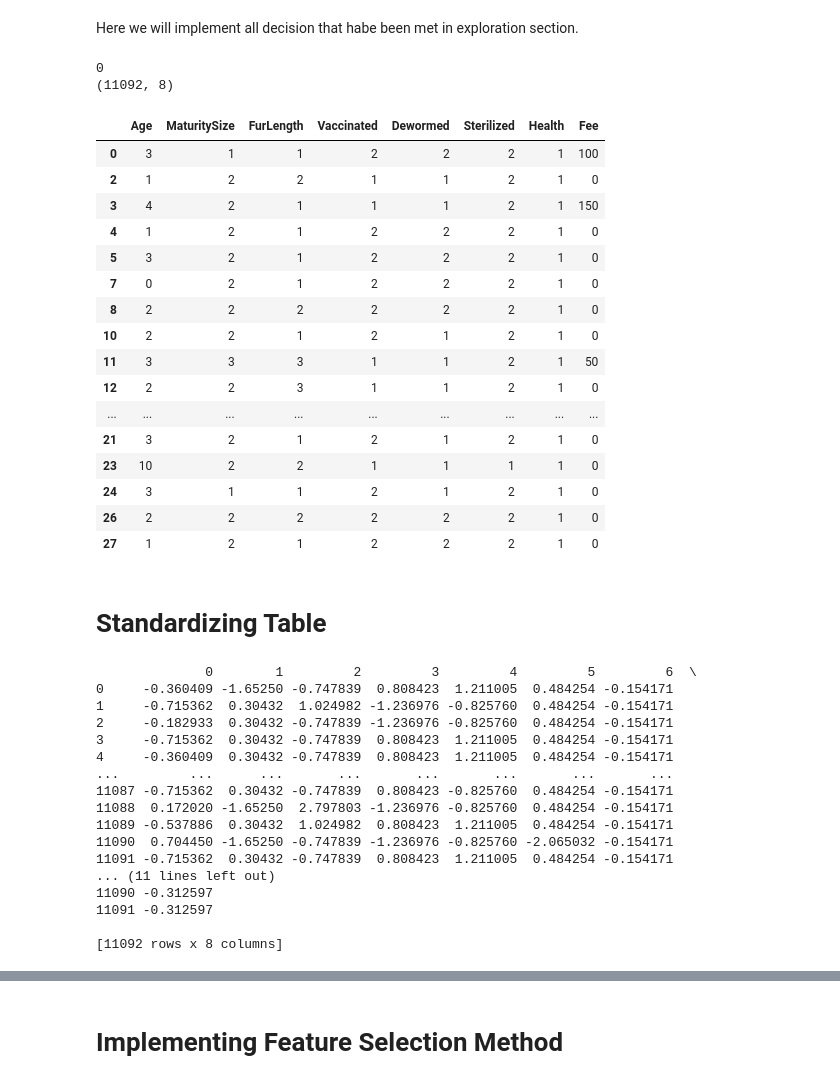
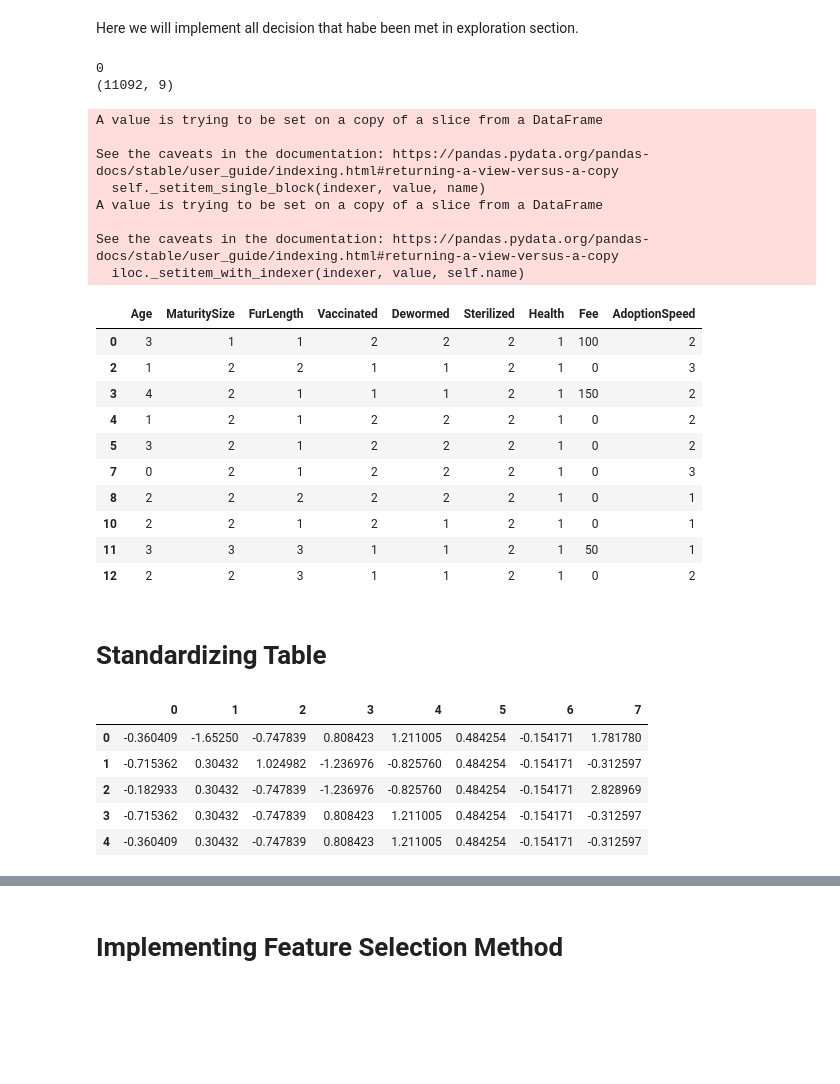
Before and after one commit to naufaldi-fir/adoption-prediction-project, a Jupyter notebook: standard-scaler-naufaldi.ipynb, the cells around one changed output, grey strips where cells are left out. Saved outputs shown, nothing was run; the diff lists cells and outputs as text; code cells hidden in the pictures; blank space fills up the shorter version.

```diff
--- a/standard-scaler-naufaldi.ipynb
+++ b/standard-scaler-naufaldi.ipynb
@@ -38,8 +38,8 @@ print(train)
 List of ordinal categorical and binary data are Age, MaturitySize, vaccinated, dewormed, sterilized, health, and fee.
 # %%
 # make new table only for ordinal data
-ordinal_feature=[ 'Age', 'MaturitySize',"FurLength", 'Vaccinated', 'Dewormed', 'Sterilized', 'Health', 'Fee']
-ordinal = train[ordinal_feature]
+feature=[ 'Age', 'MaturitySize',"FurLength", 'Vaccinated', 'Dewormed', 'Sterilized', 'Health', 'Fee', "AdoptionSpeed"]
+ordinal = train[feature]
 print(ordinal)
 # %% [output]
        Age  MaturitySize  FurLength  Vaccinated  Dewormed  Sterilized  Health  \
@@ -240,52 +240,45 @@ print(sum(ordinal_clean["MaturitySize"]>3))
 print(ordinal_clean.shape)
 # %% [output]
 0
-(11092, 8)
+(11092, 9)
+A value is trying to be set on a copy of a slice from a DataFrame
+
+See the caveats in the documentation: https://pandas.pydata.org/pandas-docs/stable/user_guide/indexing.html#returning-a-view-versus-a-copy
+  self._setitem_single_block(indexer, value, name)
+A value is trying to be set on a copy of a slice from a DataFrame
+
+See the caveats in the documentation: https://pandas.pydata.org/pandas-docs/stable/user_guide/indexing.html#returning-a-view-versus-a-copy
+  iloc._setitem_with_indexer(indexer, value, self.name)
 # %%
-ordinal_clean.head(20)
+ordinal_clean.head(10)
 # %% [output]
-|  | Age | MaturitySize | FurLength | Vaccinated | Dewormed | Sterilized | Health | Fee |
-| 0 | 3 | 1 | 1 | 2 | 2 | 2 | 1 | 100 |
-| 2 | 1 | 2 | 2 | 1 | 1 | 2 | 1 | 0 |
-| 3 | 4 | 2 | 1 | 1 | 1 | 2 | 1 | 150 |
-| 4 | 1 | 2 | 1 | 2 | 2 | 2 | 1 | 0 |
-| 5 | 3 | 2 | 1 | 2 | 2 | 2 | 1 | 0 |
-| 7 | 0 | 2 | 1 | 2 | 2 | 2 | 1 | 0 |
-| 8 | 2 | 2 | 2 | 2 | 2 | 2 | 1 | 0 |
-| 10 | 2 | 2 | 1 | 2 | 1 | 2 | 1 | 0 |
-| 11 | 3 | 3 | 3 | 1 | 1 | 2 | 1 | 50 |
-| 12 | 2 | 2 | 3 | 1 | 1 | 2 | 1 | 0 |
-| ... | ... | ... | ... | ... | ... | ... | ... | ... |
-| 21 | 3 | 2 | 1 | 2 | 1 | 2 | 1 | 0 |
-| 23 | 10 | 2 | 2 | 1 | 1 | 1 | 1 | 0 |
-| 24 | 3 | 1 | 1 | 2 | 1 | 2 | 1 | 0 |
-| 26 | 2 | 2 | 2 | 2 | 2 | 2 | 1 | 0 |
-| 27 | 1 | 2 | 1 | 2 | 2 | 2 | 1 | 0 |
+|  | Age | MaturitySize | FurLength | Vaccinated | Dewormed | Sterilized | Health | Fee | AdoptionSpeed |
+| 0 | 3 | 1 | 1 | 2 | 2 | 2 | 1 | 100 | 2 |
+| 2 | 1 | 2 | 2 | 1 | 1 | 2 | 1 | 0 | 3 |
+| 3 | 4 | 2 | 1 | 1 | 1 | 2 | 1 | 150 | 2 |
+| 4 | 1 | 2 | 1 | 2 | 2 | 2 | 1 | 0 | 2 |
+| 5 | 3 | 2 | 1 | 2 | 2 | 2 | 1 | 0 | 2 |
+| 7 | 0 | 2 | 1 | 2 | 2 | 2 | 1 | 0 | 3 |
+| 8 | 2 | 2 | 2 | 2 | 2 | 2 | 1 | 0 | 1 |
+| 10 | 2 | 2 | 1 | 2 | 1 | 2 | 1 | 0 | 1 |
+| 11 | 3 | 3 | 3 | 1 | 1 | 2 | 1 | 50 | 1 |
+| 12 | 2 | 2 | 3 | 1 | 1 | 2 | 1 | 0 | 2 |
 # %% [markdown]
 # Standardizing Table
 # %%
 # import standard scaler module and standardized train the table
 from sklearn.preprocessing import StandardScaler
 
-table_unscaled = ordinal_clean
+X_unscaled = ordinal_clean.iloc[:,0:-1]
+y = ordinal_clean.iloc[:,-1]
+
 scaler = StandardScaler()
-table_scaled = pd.DataFrame(scaler.fit_transform(table_unscaled))
-print(table_scaled)
+X_scaled = pd.DataFrame(scaler.fit_transform(X_unscaled))
+X_scaled.head()
 # %% [output]
-              0        1         2         3         4         5         6  \
-0     -0.360409 -1.65250 -0.747839  0.808423  1.211005  0.484254 -0.154171
-1     -0.715362  0.30432  1.024982 -1.236976 -0.825760  0.484254 -0.154171
-2     -0.182933  0.30432 -0.747839 -1.236976 -0.825760  0.484254 -0.154171
-3     -0.715362  0.30432 -0.747839  0.808423  1.211005  0.484254 -0.154171
-4     -0.360409  0.30432 -0.747839  0.808423  1.211005  0.484254 -0.154171
-...         ...      ...       ...       ...       ...       ...       ...
-11087 -0.715362  0.30432 -0.747839  0.808423 -0.825760  0.484254 -0.154171
-11088  0.172020 -1.65250  2.797803 -1.236976 -0.825760  0.484254 -0.154171
-11089 -0.537886  0.30432  1.024982  0.808423  1.211005  0.484254 -0.154171
-11090  0.704450 -1.65250 -0.747839 -1.236976 -0.825760 -2.065032 -0.154171
-11091 -0.715362  0.30432 -0.747839  0.808423  1.211005  0.484254 -0.154171
-... (11 lines left out)
-11090 -0.312597
-11091 -0.312597
-
-[11092 rows x 8 columns]
+|  | 0 | 1 | 2 | 3 | 4 | 5 | 6 | 7 |
+| 0 | -0.360409 | -1.65250 | -0.747839 | 0.808423 | 1.211005 | 0.484254 | -0.154171 | 1.781780 |
+| 1 | -0.715362 | 0.30432 | 1.024982 | -1.236976 | -0.825760 | 0.484254 | -0.154171 | -0.312597 |
+| 2 | -0.182933 | 0.30432 | -0.747839 | -1.236976 | -0.825760 | 0.484254 | -0.154171 | 2.828969 |
+| 3 | -0.715362 | 0.30432 | -0.747839 | 0.808423 | 1.211005 | 0.484254 | -0.154171 | -0.312597 |
+| 4 | -0.360409 | 0.30432 | -0.747839 | 0.808423 | 1.211005 | 0.484254 | -0.154171 | -0.312597 |
```
Also changed, not shown: parts of 8 cells of this notebook.
